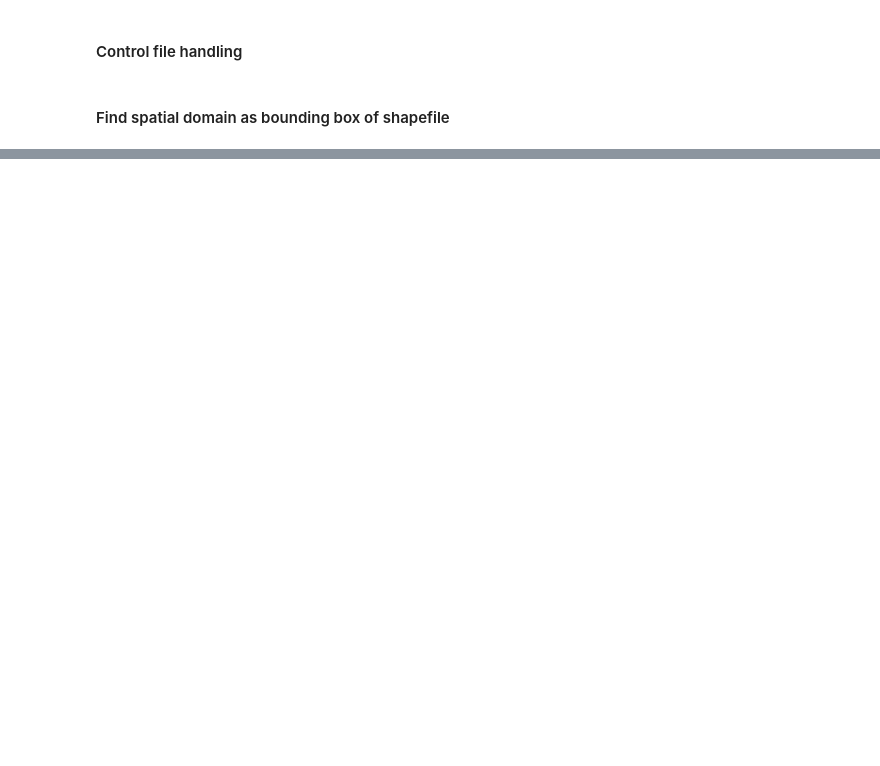
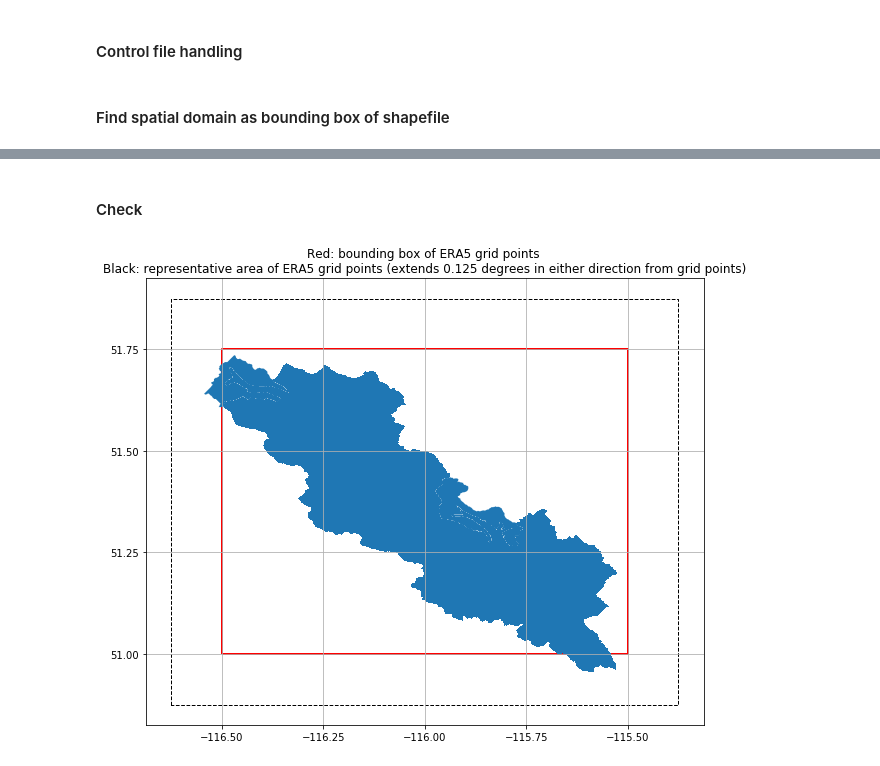
Before and after one commit to CH-Earth/CWARHM, a Jupyter notebook: 0_tools/1_find_era5_download_coordinates_from_shapefile.ipynb, the cells around one changed output, grey strips where cells are left out. Cells and saved outputs as stored; diff of their text form; code cells hidden in the pictures; blank space fills up the shorter version.

Commit message:
updated tool to find ERA5 coordinates and updated control file for Banff

```diff
--- a/0_tools/1_find_era5_download_coordinates_from_shapefile.ipynb
+++ b/0_tools/1_find_era5_download_coordinates_from_shapefile.ipynb
@@ -72,6 +86,8 @@ shp_name = read_from_control(controlFolder/controlFile, 'catchment_shp_name')
 # Specify default path if needed
 if shp_path == 'default':
     shp_path = make_default_path('shapefiles/catchment')
+else:
+    shp_path = Path(shp_path)
 # %%
 # Open the shapefile
 shp = gpd.read_file(shp_path/shp_name)
@@ -88,0 +105,39 @@ Specify coordinates as 51.75/-116.75/50.75/-115.5 in control file.
+# %% [markdown]
+#### Check
+# %%
+# Define a bounding box
+bb_lat = [lat[0],lat[1],lat[1],lat[0],lat[0]]
+bb_lon = [lon[0],lon[0],lon[1],lon[1],lon[0]]
+
+# Make a geometry defined by the derived ERA5 grid POINT coordinates
+polygon_era5_points = Polygon(zip(bb_lon,bb_lat))
+
+# Make a second geometry that outlines the grid CELLS we assume each ERA5 point is representative of
+bb_lat = [lat[0]-0.125,lat[1]+0.125,lat[1]+0.125,lat[0]-0.125,lat[0]-0.125]
+bb_lon = [lon[0]-0.125,lon[0]-0.125,lon[1]+0.125,lon[1]+0.125,lon[0]-0.125]
+polygon_era5_cells = Polygon(zip(bb_lon,bb_lat))
+
+# Store both in temporary dataframes
+crs = {'init': 'epsg:4326'}
+shp_point = gpd.GeoDataFrame(index=[0], crs=crs, geometry=[polygon_era5_points])
+shp_cells = gpd.GeoDataFrame(index=[0], crs=crs, geometry=[polygon_era5_cells])
+# %%
+# Make a figure
+fig = plt.figure(figsize=(10,10))
+ax = fig.gca()
+
+# data
+# re-draw the bounding box of the ERA5 data we need
+shp_point.plot(ax=ax,facecolor='None',edgecolor='r',linewidth=2);
+shp_cells.plot(ax=ax,facecolor='None',edgecolor='k',linestyle='--');
+shp.plot(ax=ax);
+
+# grid spacing indicating ERA5 grid points
+ax.xaxis.set_major_locator(plticker.MultipleLocator(base=0.25))
+ax.yaxis.set_major_locator(plticker.MultipleLocator(base=0.25))
+ax.grid(which='major', axis='both', linestyle='-')
+
+# set the legend in the title because why not
+ax.set_title('Red: bounding box of ERA5 grid points \nBlack: representative area of ERA5 grid points (extends 0.125 degrees in either direction from grid points)');
+# %% [output]
+[figure, added]
```
Also changed, not shown: parts of 4 cells of this notebook, 1 other file.
